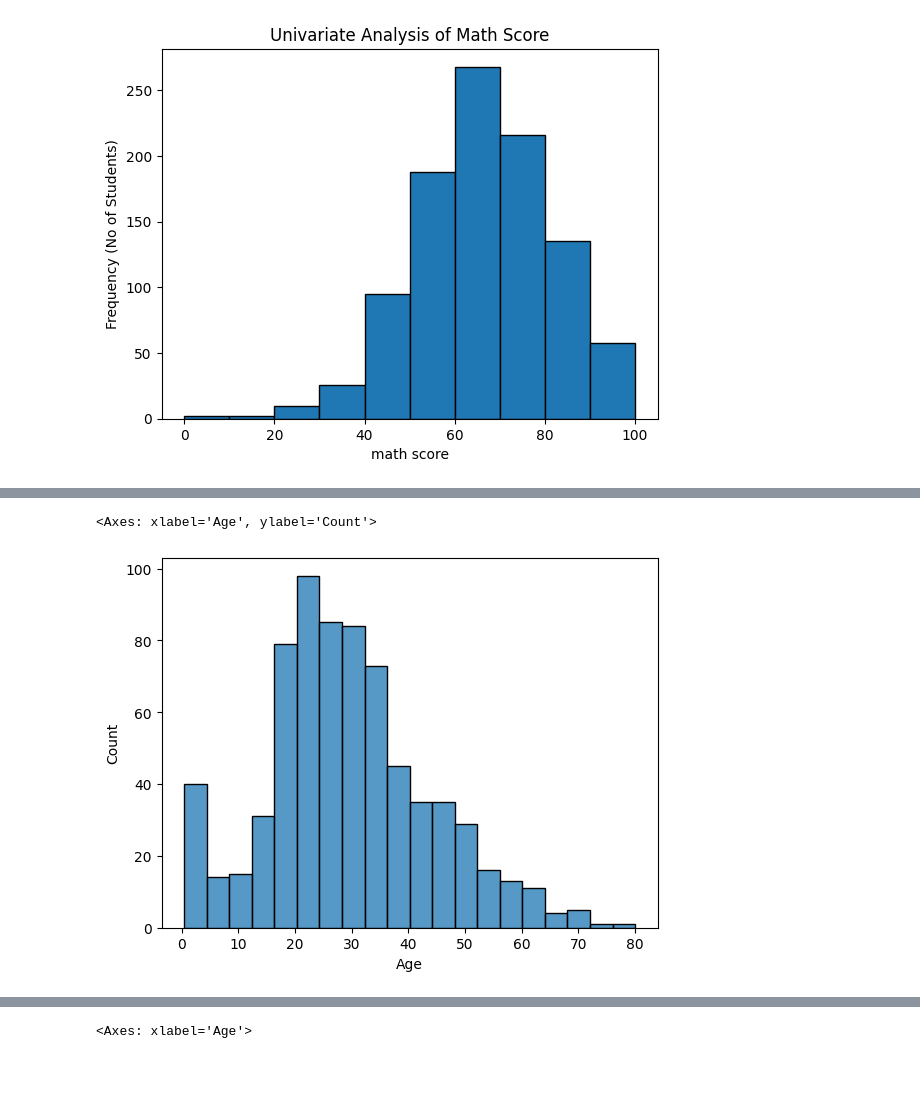
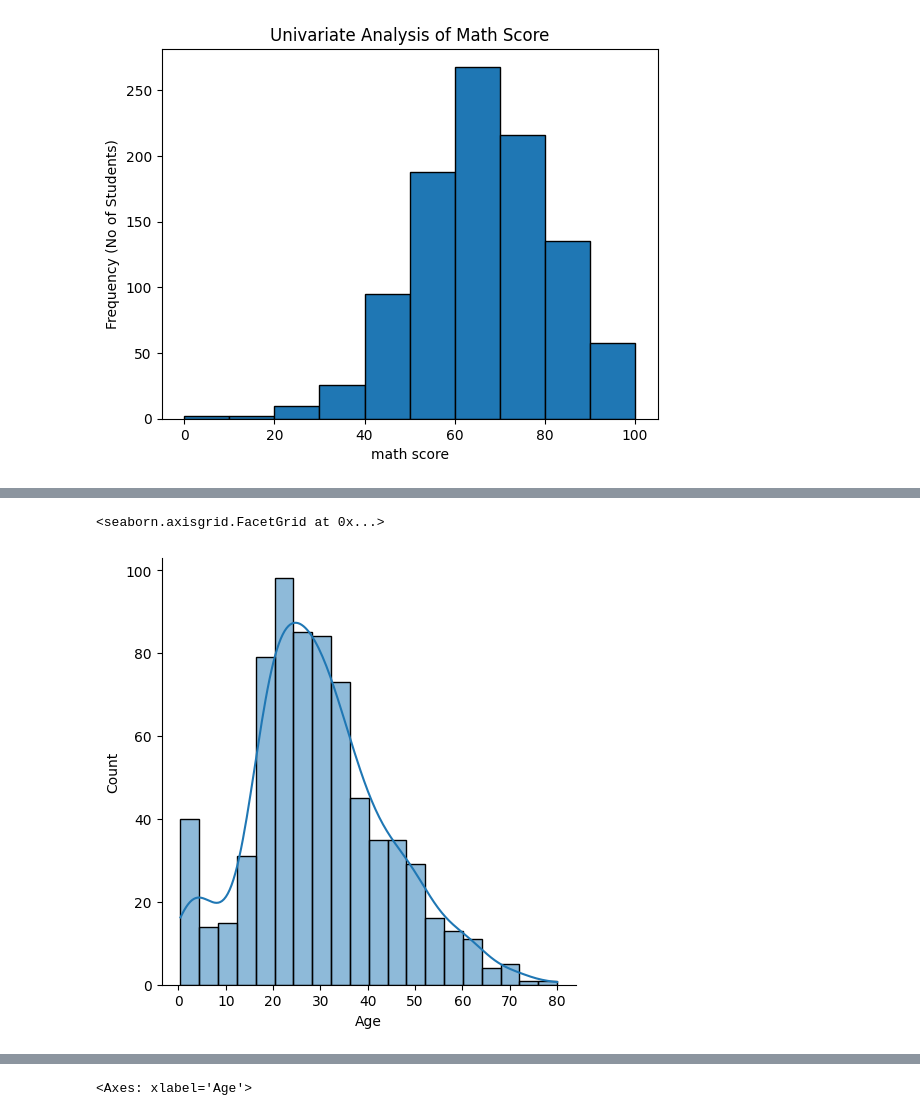
Before and after one commit to sbccas/data-analytics-using-python, a Jupyter notebook: 2_Lecture_Notes/Unit1_Fundamentals_of_Data_Analytics.ipynb, the cells around one changed output, grey strips where cells are left out. Saved outputs shown, nothing was run; the diff lists cells and outputs as text; code cells hidden in the pictures; blank space fills up the shorter version.

```diff
--- a/2_Lecture_Notes/Unit1_Fundamentals_of_Data_Analytics.ipynb
+++ b/2_Lecture_Notes/Unit1_Fundamentals_of_Data_Analytics.ipynb
@@ -483,11 +493,12 @@ plt.show()
 # %%
-sns.histplot(tita['Age'])
-#Distplot is deprecated
+# Using seaborn
+# Distplot is deprecated
 #sns.distplot(tita['Age'])
-#sns.displot(tita['Age'],kde=True)
+#sns.histplot(tita['Age'])
+sns.displot(tita['Age'],kde=True)
 # %% [output]
-<Axes: xlabel='Age', ylabel='Count'>
+<seaborn.axisgrid.FacetGrid at 0x...>
-[figure, old version]
+[figure, new version]
 # %% [markdown]
 #### On Numerical Columns (Box Plot) (Box-and-Whisker Plot)
 
```
Also changed, not shown: parts of 64 cells of this notebook, 25 other files.
